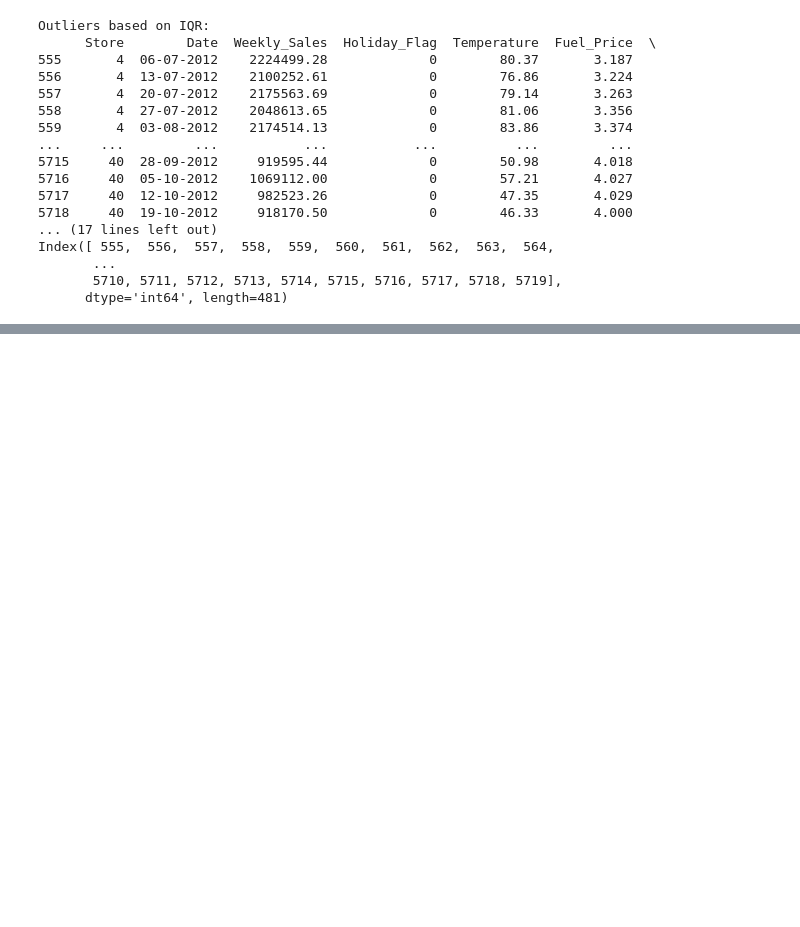
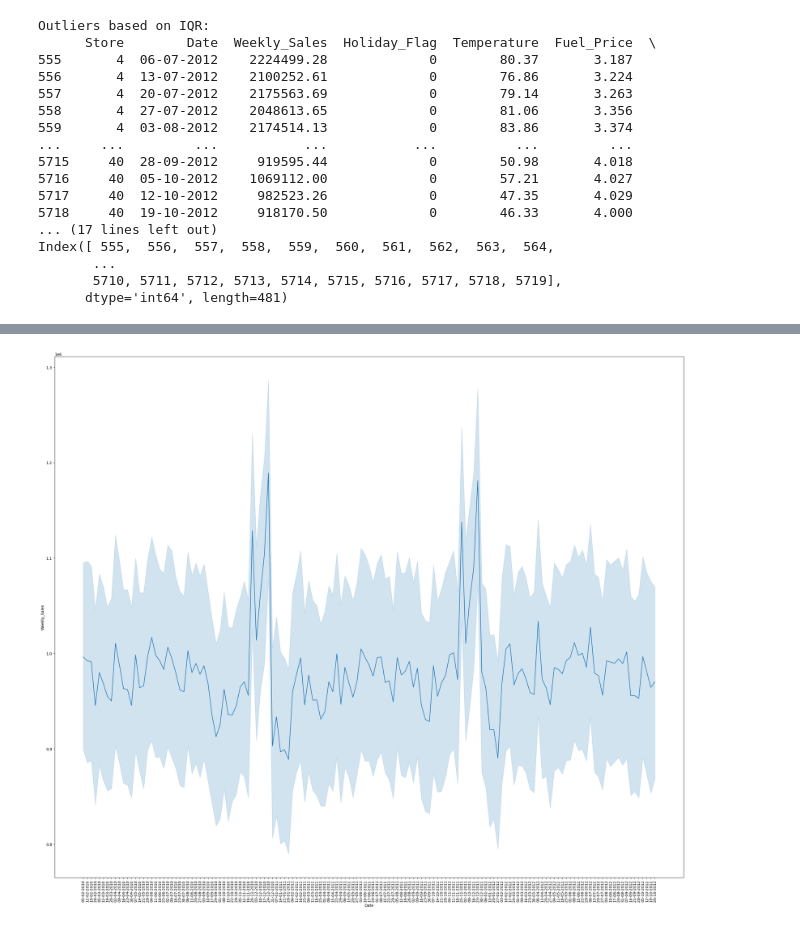
Before and after one commit to Ejazurwah123/Sales-Prediction, a Jupyter notebook: Analysis.ipynb, the cells around one changed output, grey strips where cells are left out. Cells and saved outputs as stored; diff of their text form; code cells hidden in the pictures; blank space fills up the shorter version.

```diff
--- a/Analysis.ipynb
+++ b/Analysis.ipynb
@@ -235,0 +280,10 @@ Index([ 555,  556,  557,  558,  559,  560,  561,  562,  563,  564,
+# %%
+import seaborn as sns
+dates = df['Date']
+WeeklySales = df['Weekly_Sales']
+plt.figure(figsize=(30, 25))
+sns.lineplot(data=df, x=dates, y=WeeklySales)
+plt.xticks(rotation=90)
+plt.show()
+# %% [output]
+[figure, added]
```
Also changed, not shown: parts of 12 cells of this notebook, 1 other file.
